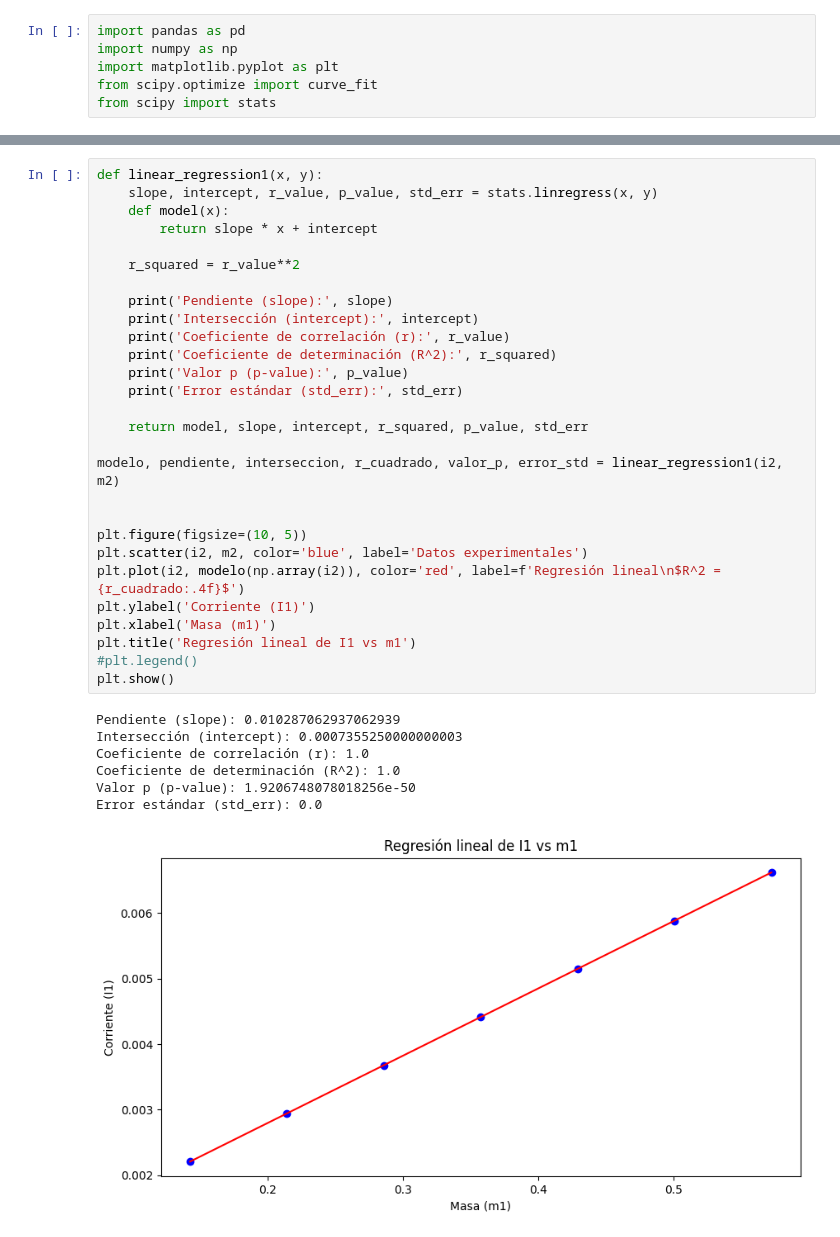
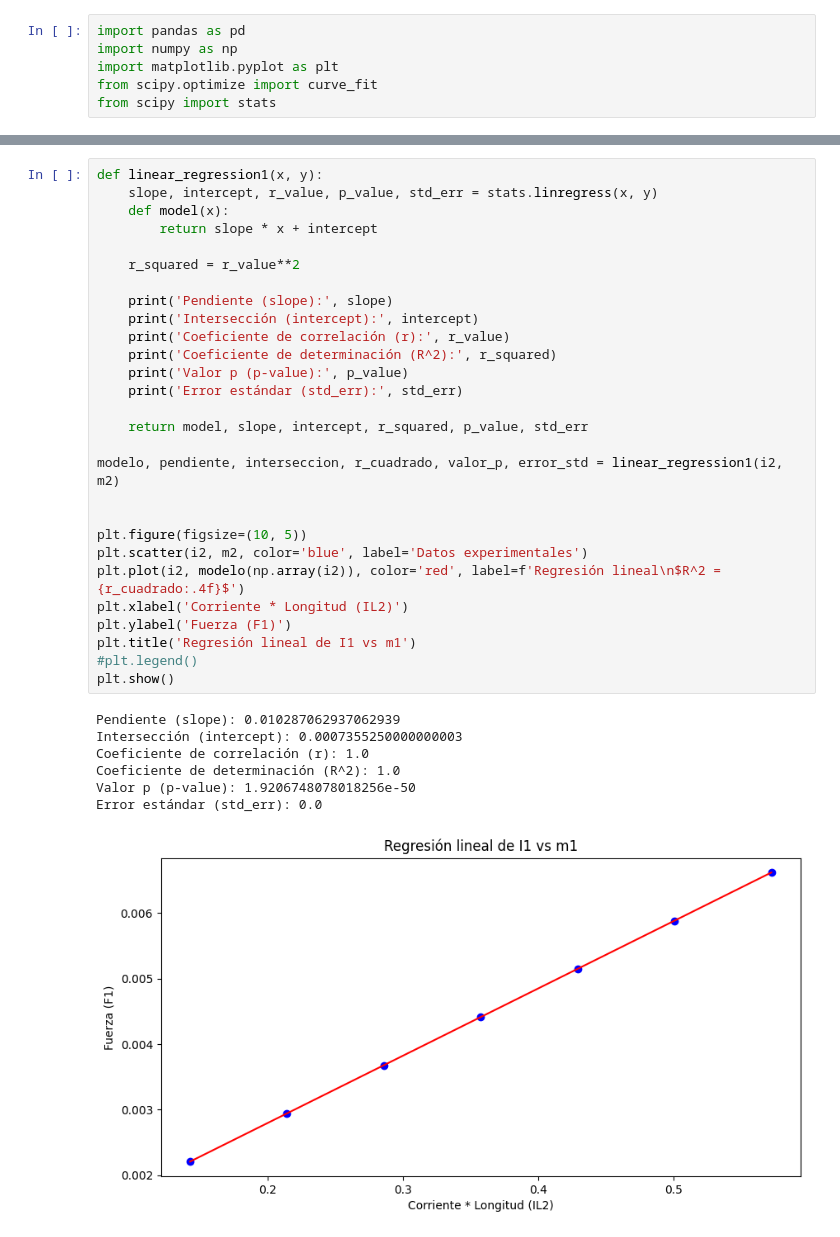
Before and after one commit to Juaan00/Laboratorios_mecanica_FEM, a Jupyter notebook: campo_magnetico/campo.ipynb, the cells around one changed output, grey strips where cells are left out. Cells and saved outputs as stored; diff of their text form.

```diff
--- a/campo_magnetico/campo.ipynb
+++ b/campo_magnetico/campo.ipynb
@@ -126,33 +91,33 @@ def linear_regression1(x, y):
     def model(x):
         return slope * x + intercept
 
     r_squared = r_value**2
 
     print('Pendiente (slope):', slope)
     print('Intersección (intercept):', intercept)
     print('Coeficiente de correlación (r):', r_value)
     print('Coeficiente de determinación (R^2):', r_squared)
     print('Valor p (p-value):', p_value)
     print('Error estándar (std_err):', std_err)
 
     return model, slope, intercept, r_squared, p_value, std_err
 
 modelo, pendiente, interseccion, r_cuadrado, valor_p, error_std = linear_regression1(i2, m2)
 
 
 plt.figure(figsize=(10, 5))
 plt.scatter(i2, m2, color='blue', label='Datos experimentales')
 plt.plot(i2, modelo(np.array(i2)), color='red', label=f'Regresión lineal\n$R^2 = {r_cuadrado:.4f}$')
-plt.ylabel('Corriente (I1)')
-plt.xlabel('Masa (m1)')
+plt.xlabel('Corriente * Longitud (IL2)')
+plt.ylabel('Fuerza (F1)')
 plt.title('Regresión lineal de I1 vs m1')
 #plt.legend()
 plt.show()
 # %% [output]
 Pendiente (slope): 0.010287062937062939
 Intersección (intercept): 0.0007355250000000003
 Coeficiente de correlación (r): 1.0
 Coeficiente de determinación (R^2): 1.0
 Valor p (p-value): 1.9206748078018256e-50
 Error estándar (std_err): 0.0
-[figure, old version]
+[figure, new version]
```
Also changed, not shown: parts of 4 cells of this notebook.
